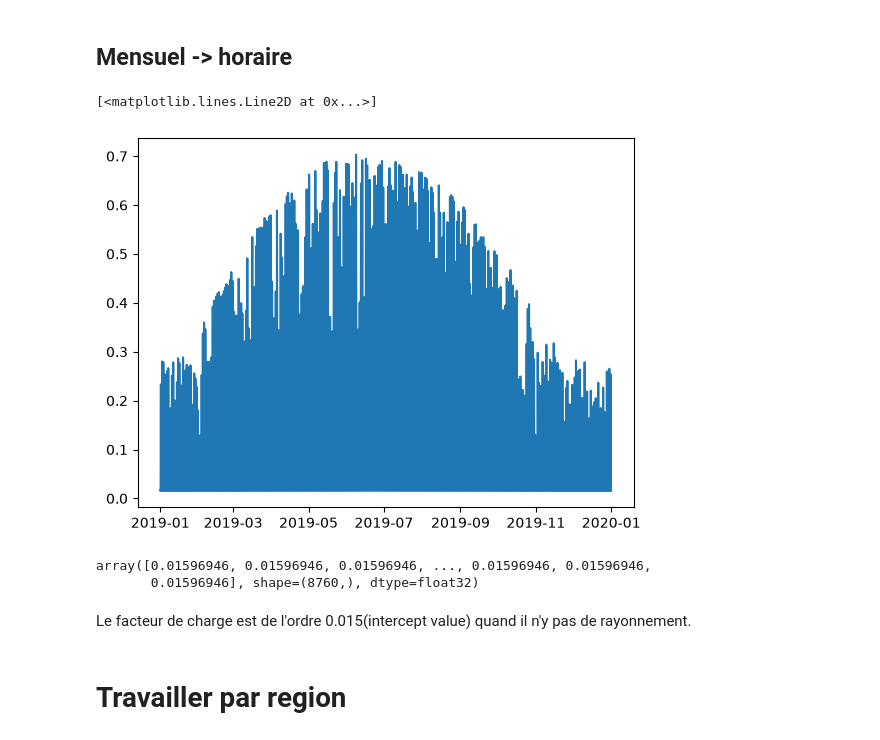
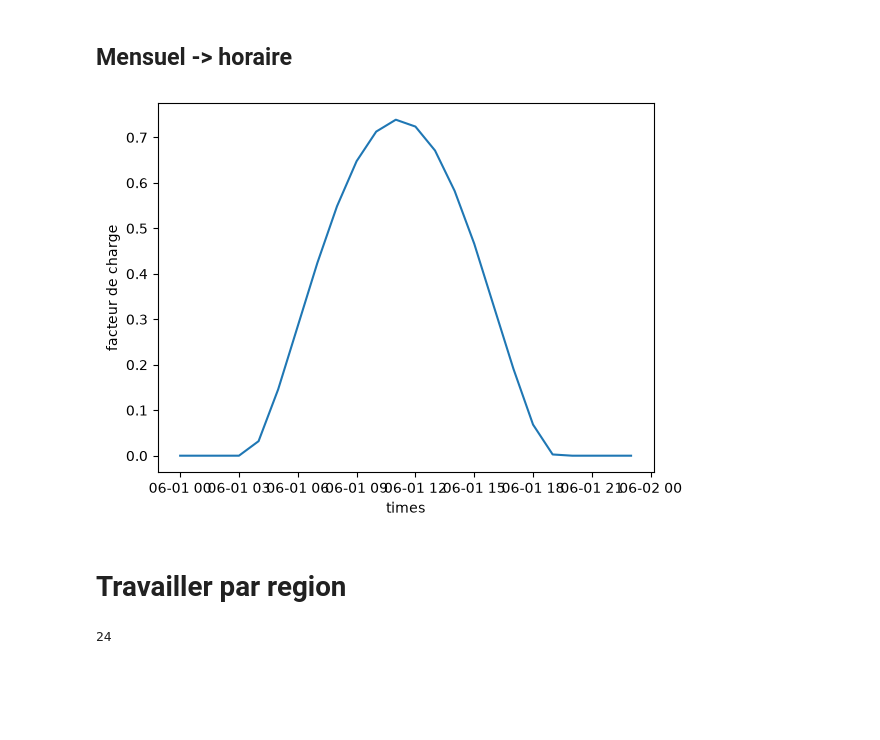
Before and after one commit to Troisieme-111/VRE-France-project, a Jupyter notebook: project_vre.ipynb, the cells around one changed output. Drawn from its saved outputs; the diff is of its cells as text; code cells hidden in the pictures; blank space fills up the shorter version.

```diff
--- a/project_vre.ipynb
+++ b/project_vre.ipynb
@@ -227,3 +237,14 @@ df_test_X = df_monthly_reg_join.loc['2019']
 df_test_y = df_energy_join.loc['2019']
 df_train_X = df_monthly_reg_join.loc[df_monthly_reg_join.index.year != 2019]
 df_train_y = df_energy_join.loc[df_energy_join.index.year != 2019]
+# %%
+from sklearn import linear_model
+def linear_regresssion_region(region, df_train_X, df_test_X, df_train_y, df_test_y):
+        """"""
+        X_train, y_train = df_train_X[region].to_numpy().reshape((-1,1)), df_train_y[region].to_numpy()
+        X_test, y_test = df_test_X[region].to_numpy().reshape((-1,1)), df_test_y[region].to_numpy()
+        model = linear_model.LinearRegression(fit_intercept=False)
+        model.fit(X_train, y_train)
+        score_train = model.score(X_train, y_train)
+        score_test = model.score(X_test, y_test)
+        return model, score_test, score_train
@@ -230,16 +253,10 @@ df_train_y = df_energy_join.loc[df_energy_join.index.year != 2019]
 # %%
-from sklearn import linear_model
-from sklearn.model_selection import train_test_split
+
 dict_models = {}
 scores_train = {}
 scores_test = {}
 for col in REGIONS:
-    X_train, y_train = df_train_X[col].to_numpy().reshape((-1,1)), df_train_y[col].to_numpy()
-    X_test, y_test = df_test_X[col].to_numpy().reshape((-1,1)), df_test_y[col].to_numpy()
-    model = linear_model.LinearRegression()
-    model.fit(X_train, y_train)
-    score_train = model.score(X_train, y_train)
-    score_test = model.score(X_test, y_test)
+    model, score_test, score_train = linear_regresssion_region(col, df_train_X, df_test_X, df_train_y, df_test_y)
     dict_models[col] = model
     scores_test[col] = score_test
     scores_train[col] = score_train
@@ -288,21 +305,22 @@ Cette
 # %%
 df_climate_reg = da_climate_reg.to_pandas()
 # %%
-data = df_climate_reg['Auvergne-Rhône-Alpes'].loc['2019'].to_numpy().reshape((-1,1))
+var = df_climate_reg['Auvergne-Rhône-Alpes'].loc['2019-06-01']
+data = var.to_numpy().reshape((-1,1))
 predict = dict_models['Auvergne-Rhône-Alpes'].predict(data)
 # %%
-x = df_climate_reg['Auvergne-Rhône-Alpes'].loc['2019'].index
+x = var.index
 x
 plt.plot(x, predict)
+plt.xlabel('times')
+plt.ylabel('facteur de charge')
+#plt.title()
+plt.show()
 # %% [output]
-[<matplotlib.lines.Line2D at 0x...>]
-[figure, old version]
+[figure, new version]
-# %%
-predict
-# %% [output]
-array([0.01596946, 0.01596946, 0.01596946, ..., 0.01596946, 0.01596946,
-       0.01596946], shape=(8760,), dtype=float32)
-# %% [markdown]
-Le facteur de charge est de l'ordre 0.015(intercept value) quand il n'y pas de rayonnement.
 # %% [markdown]
 # Travailler par region
+# %%
+len(predict)
+# %% [output]
+24
```
Also changed, not shown: parts of 7 cells of this notebook.
